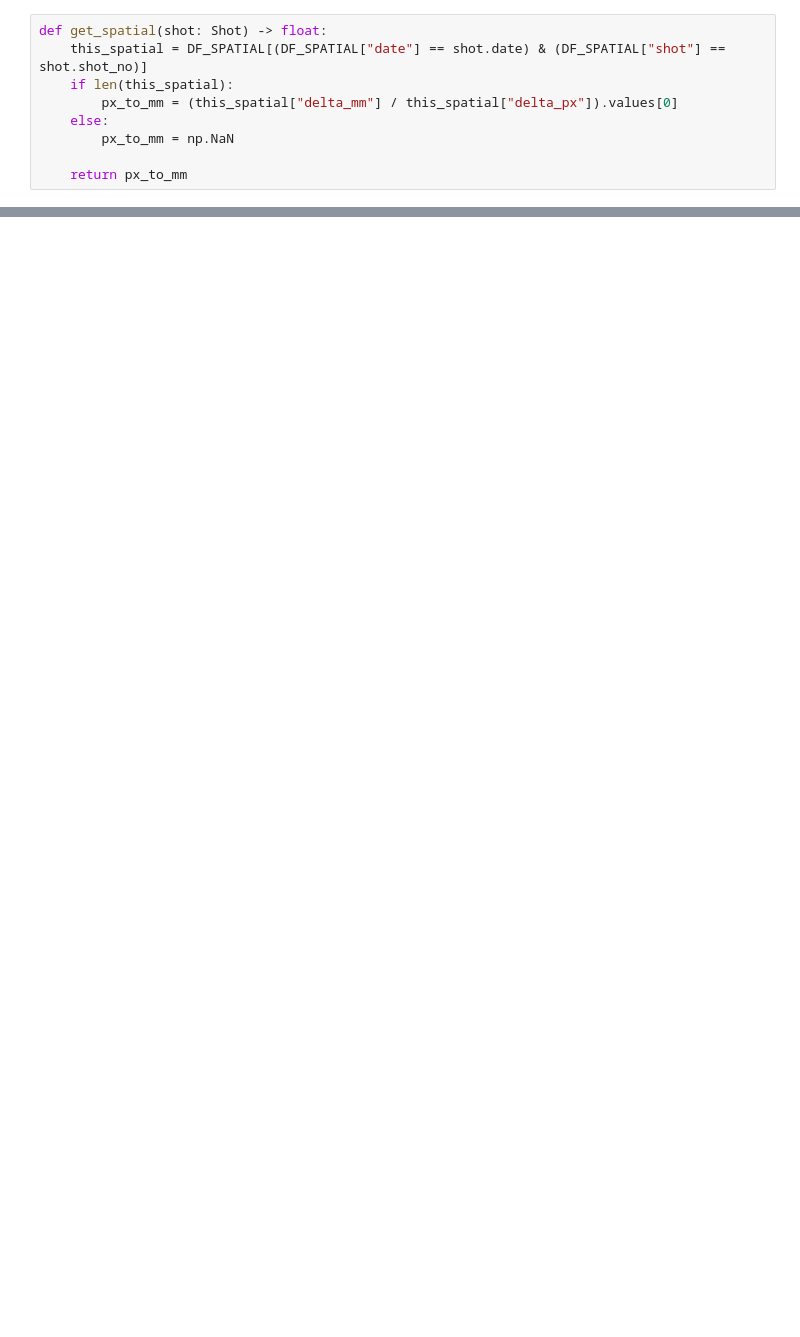
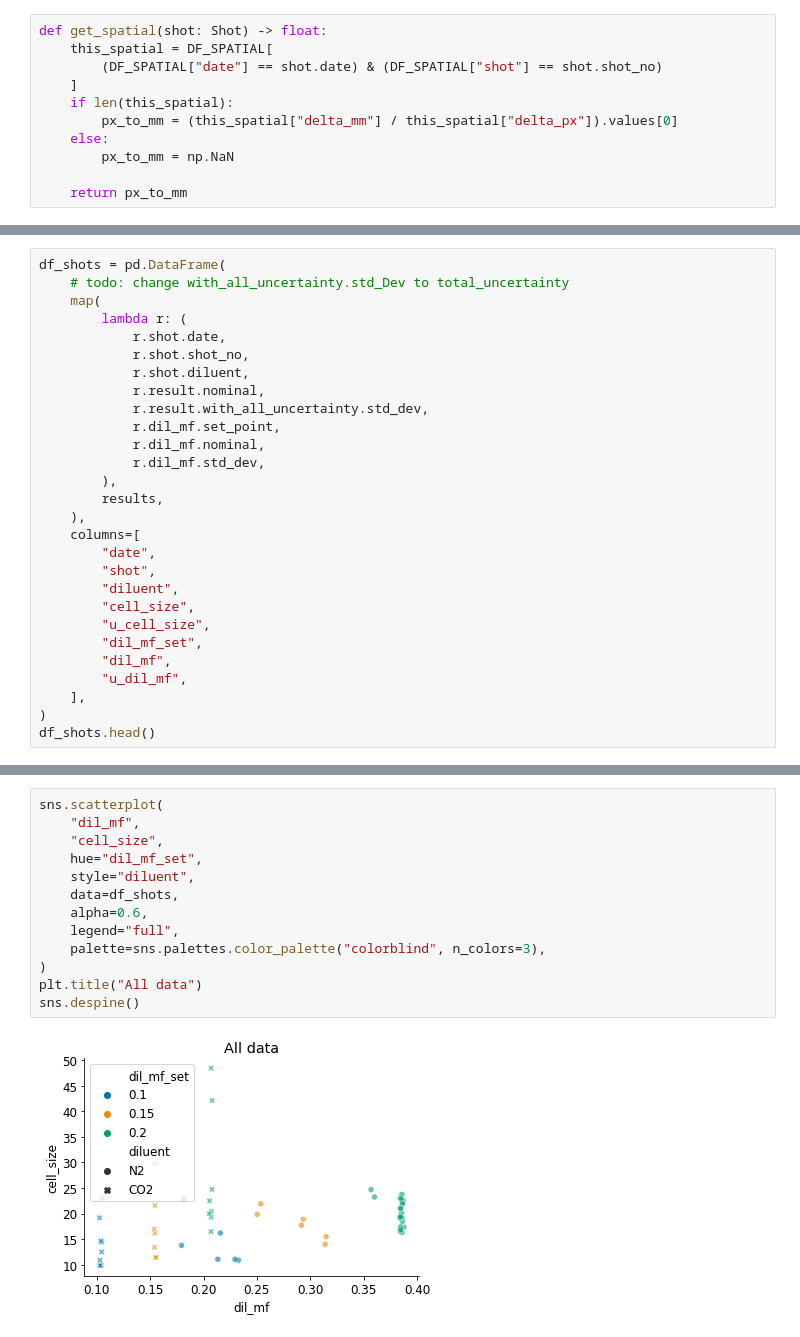
Before and after one commit to scramjetFoam/DetResearch, a Jupyter notebook: scripts/simulation_measurement_comparison/Initial measurement.ipynb, the cells around one changed output, grey strips where cells are left out. Drawn from its saved outputs; the diff is of its cells as text; blank space fills up the shorter version.

```diff
--- a/scripts/simulation_measurement_comparison/Initial measurement.ipynb
+++ b/scripts/simulation_measurement_comparison/Initial measurement.ipynb
@@ -174,7 +257,9 @@ class Measurement:
         return str(self.shot)
 # %%
 def get_spatial(shot: Shot) -> float:
-    this_spatial = DF_SPATIAL[(DF_SPATIAL["date"] == shot.date) & (DF_SPATIAL["shot"] == shot.shot_no)]
+    this_spatial = DF_SPATIAL[
+        (DF_SPATIAL["date"] == shot.date) & (DF_SPATIAL["shot"] == shot.shot_no)
+    ]
     if len(this_spatial):
         px_to_mm = (this_spatial["delta_mm"] / this_spatial["delta_px"]).values[0]
     else:
@@ -194,0 +278,28 @@ plt.plot([r.result.nominal for r in results])
+# %%
+df_shots = pd.DataFrame(
+    # todo: change with_all_uncertainty.std_Dev to total_uncertainty
+    map(
+        lambda r: (
+            r.shot.date,
+            r.shot.shot_no,
+            r.shot.diluent,
+            r.result.nominal,
+            r.result.with_all_uncertainty.std_dev,
+            r.dil_mf.set_point,
+            r.dil_mf.nominal,
+            r.dil_mf.std_dev,
+        ),
+        results,
+    ),
+    columns=[
+        "date",
+        "shot",
+        "diluent",
+        "cell_size",
+        "u_cell_size",
+        "dil_mf_set",
+        "dil_mf",
+        "u_dil_mf",
+    ],
+)
+df_shots.head()
@@ -194,0 +313,15 @@ plt.plot([r.result.nominal for r in results])
+# %%
+sns.scatterplot(
+    "dil_mf",
+    "cell_size",
+    hue="dil_mf_set",
+    style="diluent",
+    data=df_shots,
+    alpha=0.6,
+    legend="full",
+    palette=sns.palettes.color_palette("colorblind", n_colors=3),
+)
+plt.title("All data")
+sns.despine()
+# %% [output]
+[figure, added]
```
Also changed, not shown: parts of 26 cells of this notebook.
